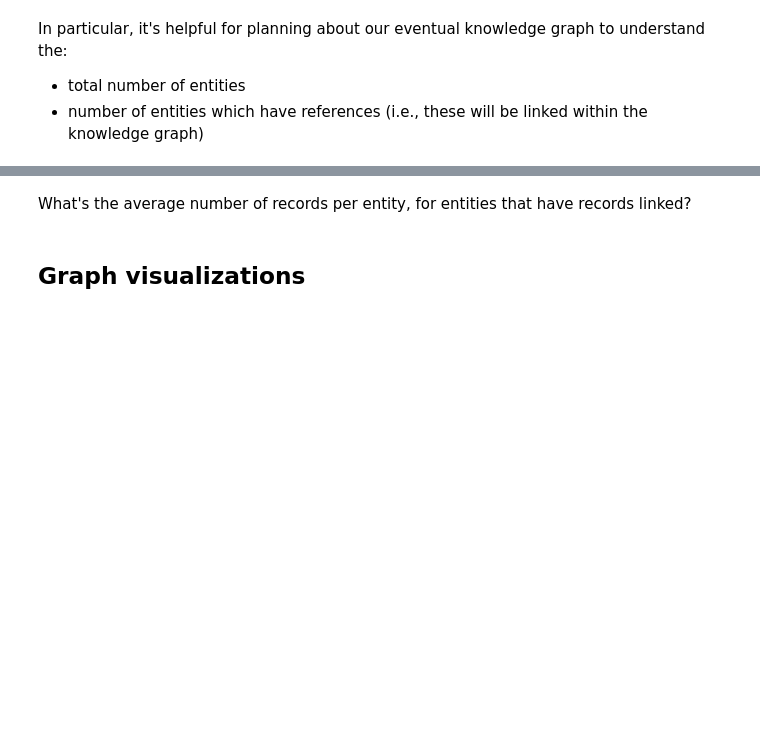
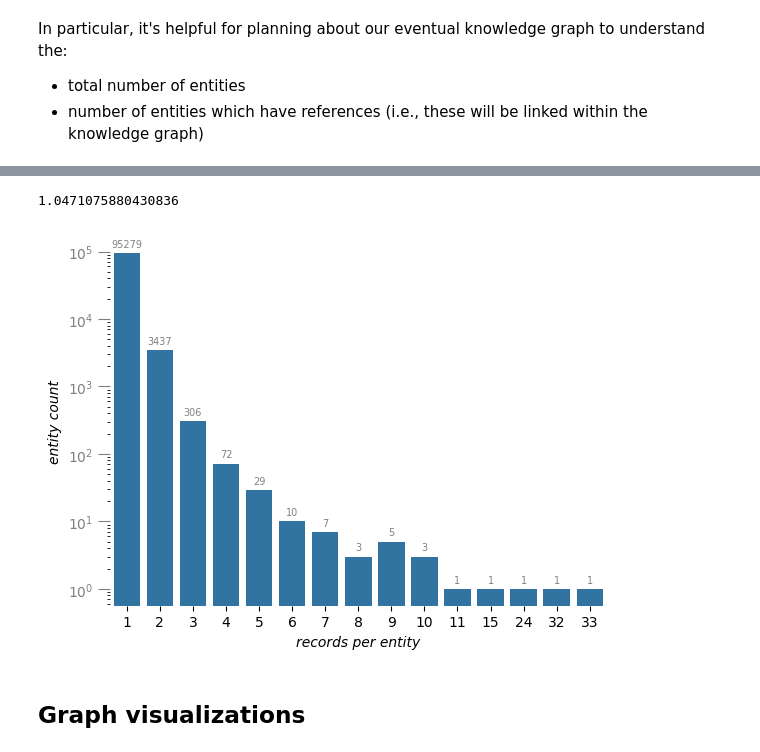
Before and after one commit to DerwenAI/ERKG, a Jupyter notebook: graph.ipynb, the cells around one changed output, grey strips where cells are left out. Saved outputs shown, nothing was run; the diff lists cells and outputs as text; code cells hidden in the pictures; blank space fills up the shorter version.

Commit message:
article draft

```diff
--- a/graph.ipynb
+++ b/graph.ipynb
@@ -247,3 +235,12 @@ RETURN COUNT(ent.uid) as count_ent, COUNT { (ent)-[:RELATED]->(:Entity) } as num
 ORDER BY num_rel DESC
   """
 )
+# %%
+df_rel_avg = gds.run_cypher(
+  """
+MATCH (ent:Entity)
+RETURN ent.uid, COUNT { (ent)-[:RELATED]->(:Entity) } as num_rel
+  """
+)
+
+df_rel_avg["num_rel"].mean()
@@ -264,5 +266,5 @@ fig.savefig("article/img/graphs.plot.ent_rel.png")
 # %%
-df = gds.run_cypher(
+df_rec = gds.run_cypher(
   """
 MATCH (ent:Entity)
 RETURN COUNT(ent.uid) as count_ent, COUNT { (ent)-[:RESOLVES]->(:Record) } as num_rec
@@ -287,15 +274,31 @@ fig.savefig("article/img/graphs.plot.ent_rec.png")
-# %% [markdown]
-What's the average number of records per entity, for entities that have records linked?
 # %%
-df = gds.run_cypher(
+df_rec_avg = gds.run_cypher(
   """
 MATCH (ent:Entity)
 RETURN ent.uid, COUNT { (ent)-[:RESOLVES]->(:Record) } as num_rec
   """
 )
 
-df_linked = df[df["num_rec"] > 1]
-df_linked["num_rec"].mean()
+df_rec_avg["num_rec"].mean()
+# %% [output]
+1.0471075880430836
+# %%
+fig, ax = plt.subplots()
+plt.rcParams["font.family"] = "sans-serif"
+
+y = sns.barplot(df_rec, y = "count_ent", x = "num_rec")
+y.tick_params(axis = "y", size = 9, colors = "gray")
+y.bar_label(y.containers[0], padding = 3, color = "gray", fontsize = 7)
+
+plt.xlabel("records per entity", size = 10, fontstyle = "italic")
+plt.ylabel("entity count", size = 10, fontstyle = "italic")
+
+sns.despine(bottom = True, left = True)
+plt.yscale("log")
+
+fig.savefig("article/img/graphs.plot.ent_rec.png")
+# %% [output]
+[figure, added]
 # %% [markdown]
 ## Graph visualizations
 # %%
```
Also changed, not shown: parts of 15 cells of this notebook, 5 other files.
